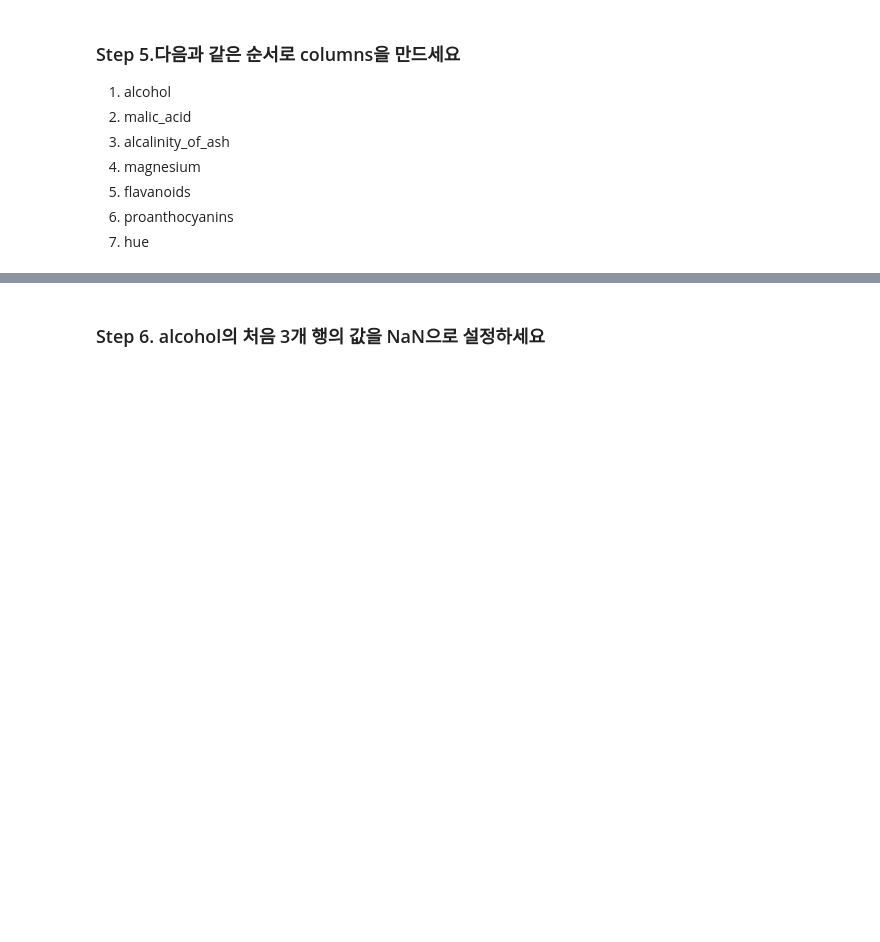
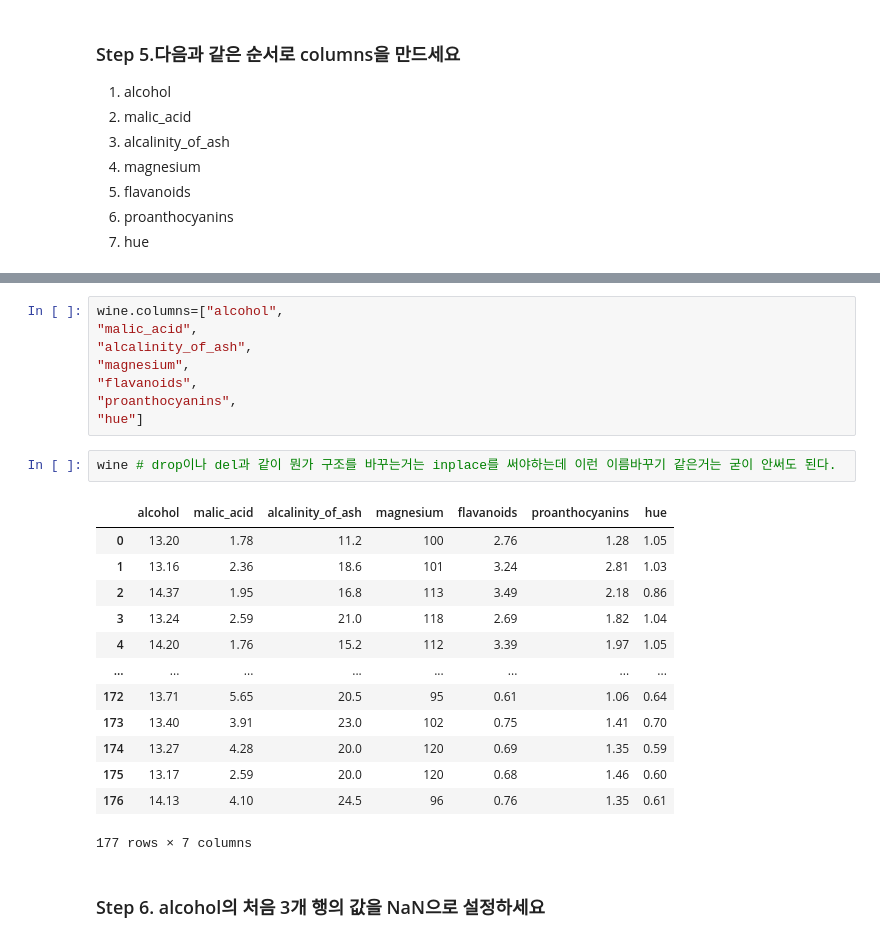
Before and after one commit to hartkim/python_practice, a Jupyter notebook: tuto-homework/02_Deleting_Wine_Exercises.ipynb, the cells around one changed output, grey strips where cells are left out. Saved outputs shown, nothing was run; the diff lists cells and outputs as text; blank space fills up the shorter version.

```diff
--- a/tuto-homework/02_Deleting_Wine_Exercises.ipynb
+++ b/tuto-homework/02_Deleting_Wine_Exercises.ipynb
@@ -50,2 +65,26 @@ wine = pd.read_csv(url)
+# %%
+wine.columns=["alcohol",
+"malic_acid",
+"alcalinity_of_ash",
+"magnesium",
+"flavanoids",
+"proanthocyanins",
+"hue"]
+# %%
+wine # drop이나 del과 같이 뭔가 구조를 바꾸는거는 inplace를 써야하는데 이런 이름바꾸기 같은거는 굳이 안써도 된다.
+# %% [output]
+|  | alcohol | malic_acid | alcalinity_of_ash | magnesium | flavanoids | proanthocyanins | hue |
+| 0 | 13.20 | 1.78 | 11.2 | 100 | 2.76 | 1.28 | 1.05 |
+| 1 | 13.16 | 2.36 | 18.6 | 101 | 3.24 | 2.81 | 1.03 |
+| 2 | 14.37 | 1.95 | 16.8 | 113 | 3.49 | 2.18 | 0.86 |
+| 3 | 13.24 | 2.59 | 21.0 | 118 | 2.69 | 1.82 | 1.04 |
+| 4 | 14.20 | 1.76 | 15.2 | 112 | 3.39 | 1.97 | 1.05 |
+| ... | ... | ... | ... | ... | ... | ... | ... |
+| 172 | 13.71 | 5.65 | 20.5 | 95 | 0.61 | 1.06 | 0.64 |
+| 173 | 13.40 | 3.91 | 23.0 | 102 | 0.75 | 1.41 | 0.70 |
+| 174 | 13.27 | 4.28 | 20.0 | 120 | 0.69 | 1.35 | 0.59 |
+| 175 | 13.17 | 2.59 | 20.0 | 120 | 0.68 | 1.46 | 0.60 |
+| 176 | 14.13 | 4.10 | 24.5 | 96 | 0.76 | 1.35 | 0.61 |
+177 rows × 7 columns
 # %% [markdown]
 ### Step 6. alcohol의 처음 3개 행의 값을 NaN으로 설정하세요
```
Also changed, not shown: parts of 34 cells of this notebook, 5 other files.
